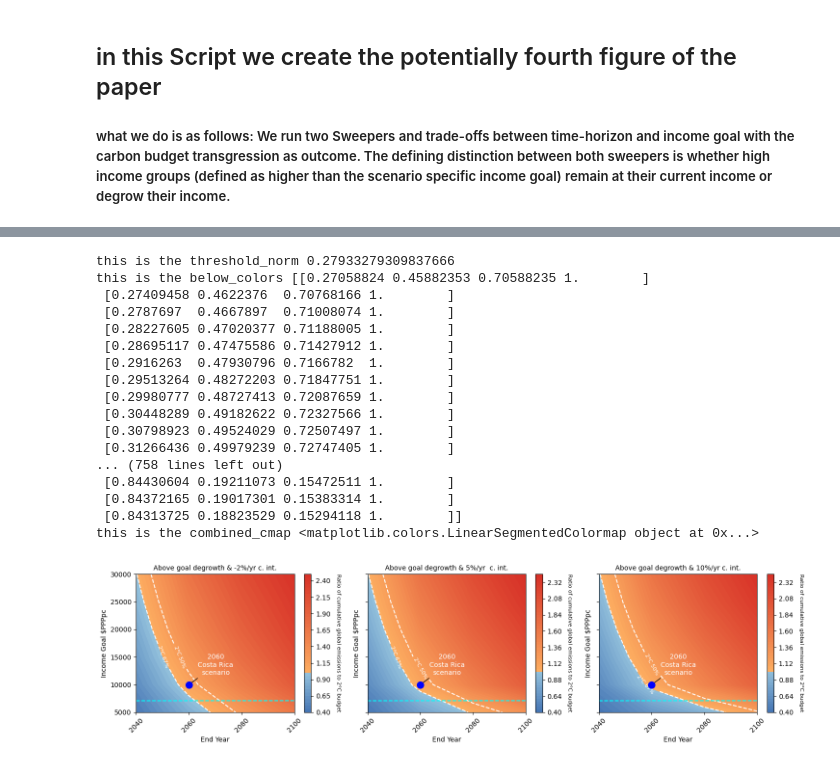
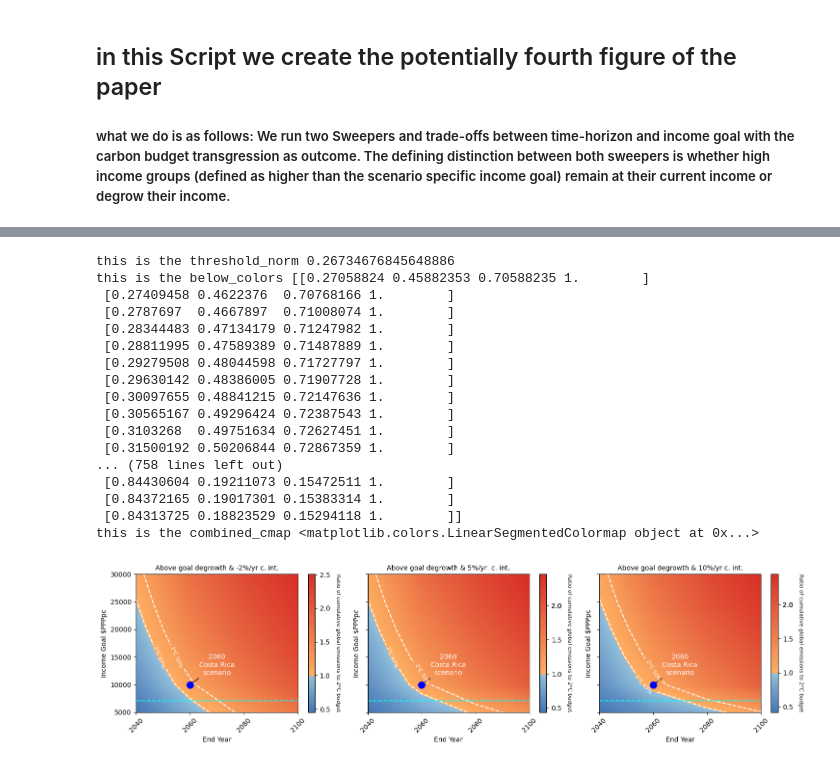
Before and after one commit to yannickoswald/convergence, a Jupyter notebook: run_figure4.ipynb, the cells around one changed output, grey strips where cells are left out. Cells and saved outputs as stored; diff of their text form; code cells hidden in the pictures.

```diff
--- a/run_figure4.ipynb
+++ b/run_figure4.ipynb
@@ -247,43 +247,50 @@ ax4.set_title("Above goal degrowth & -2%/yr c. int.", fontsize = 10)
 ax5.set_title("Above goal degrowth & 5%/yr  c. int.", fontsize = 10)
 ax6.set_title("Above goal degrowth & 10%/yr c. int.", fontsize = 10)
 
 ax5.set_yticklabels([])
 ax6.set_yticklabels([])
 
 
 # annotate the costa rica scenario as a scatter dot on all three axis for clarity at x axis = 2060 and y axis = 10000
 ax4.scatter(2060, 10000, s=100, c='blue', marker='o', zorder = 5, label='Costa Rica')
 ax5.scatter(2060, 10000, s=100, c='blue', marker='o', zorder = 5, label='Costa Rica')
 ax6.scatter(2060, 10000, s=100, c='blue', marker='o', zorder = 5, label='Costa Rica')
 # annotate the costa rica scenario dots
 ax4.annotate("2060\nCosta Rica\nscenario", (2060, 10000), textcoords="offset points", xytext=(40,15), ha='center', arrowprops=dict(arrowstyle="-", connectionstyle="arc3,rad=0"), color='white')
 ax5.annotate("2060\nCosta Rica\nscenario", (2060, 10000), textcoords="offset points", xytext=(40,15), ha='center', arrowprops=dict(arrowstyle="-", connectionstyle="arc3,rad=0"), color='white')
 ax6.annotate("2060\nCosta Rica\nscenario", (2060, 10000), textcoords="offset points", xytext=(40,15), ha='center', arrowprops=dict(arrowstyle="-", connectionstyle="arc3,rad=0"), color='white')
 
+# for all axes set colorbar ticks to min, 1, 1.5, 2, max
+cbar = ax4.collections[0].colorbar
+cbar.set_ticks([0.5, 1, 1.5, 2, 2.5])
+cbar = ax5.collections[0].colorbar
+cbar.set_ticks([0.5, 1, 1.5, 2, 2])
+cbar = ax6.collections[0].colorbar
+cbar.set_ticks([0.5, 1, 1.5, 2, 2])
 
 plt.tight_layout()
 # save high resolution as supp_figx
 plt.savefig('supp_figx.png', dpi=300, bbox_inches='tight')
 plt.show()
 # %% [output]
-this is the threshold_norm 0.27933279309837666
+this is the threshold_norm 0.26734676845648886
 this is the below_colors [[0.27058824 0.45882353 0.70588235 1.        ]
  [0.27409458 0.4622376  0.70768166 1.        ]
  [0.2787697  0.4667897  0.71008074 1.        ]
- [0.28227605 0.47020377 0.71188005 1.        ]
- [0.28695117 0.47475586 0.71427912 1.        ]
- [0.2916263  0.47930796 0.7166782  1.        ]
- [0.29513264 0.48272203 0.71847751 1.        ]
- [0.29980777 0.48727413 0.72087659 1.        ]
- [0.30448289 0.49182622 0.72327566 1.        ]
- [0.30798923 0.49524029 0.72507497 1.        ]
- [0.31266436 0.49979239 0.72747405 1.        ]
+ [0.28344483 0.47134179 0.71247982 1.        ]
+ [0.28811995 0.47589389 0.71487889 1.        ]
+ [0.29279508 0.48044598 0.71727797 1.        ]
+ [0.29630142 0.48386005 0.71907728 1.        ]
+ [0.30097655 0.48841215 0.72147636 1.        ]
+ [0.30565167 0.49296424 0.72387543 1.        ]
+ [0.3103268  0.49751634 0.72627451 1.        ]
+ [0.31500192 0.50206844 0.72867359 1.        ]
 ... (758 lines left out)
  [0.84430604 0.19211073 0.15472511 1.        ]
  [0.84372165 0.19017301 0.15383314 1.        ]
  [0.84313725 0.18823529 0.15294118 1.        ]]
 this is the combined_cmap <matplotlib.colors.LinearSegmentedColormap object at 0x...>
-[figure, old version]
+[figure, new version]
 # %%
 # last thing we should test is an above income goal growth regime with decarbonisation. to see whether decarbonisation or degrowth is more important
 
```
Also changed, not shown: parts of 2 cells of this notebook, 6 other files.
